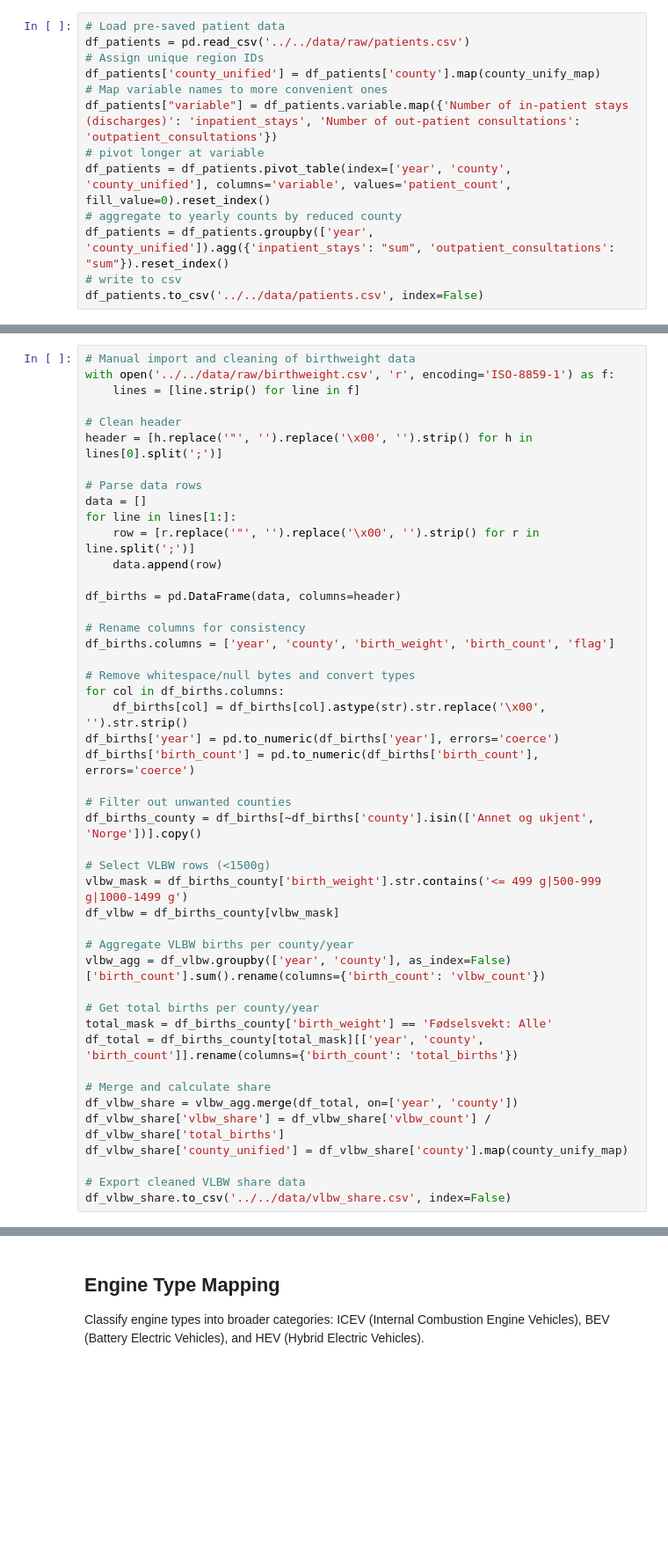
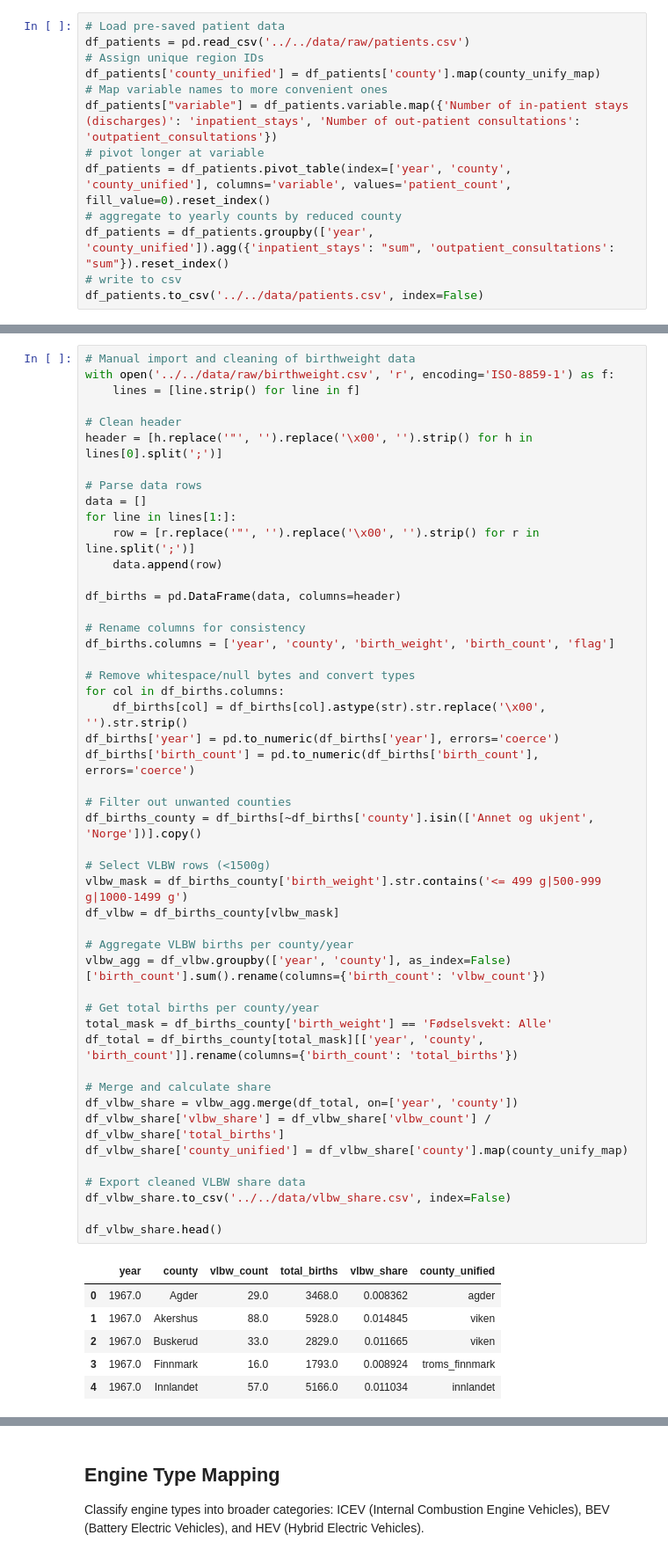
Before and after one commit to felixschulz385/evs-and-health, a Jupyter notebook: src/notebooks/norway_experiments.ipynb, the cells around one changed output, grey strips where cells are left out. Shown at 88% size. Cells and saved outputs as stored; diff of their text form; blank space fills up the shorter version.

```diff
--- a/src/notebooks/experiments.ipynb
+++ b/src/notebooks/norway_experiments.ipynb
@@ -176,30 +197,39 @@ df_births = pd.DataFrame(data, columns=header)
 # Rename columns for consistency
 df_births.columns = ['year', 'county', 'birth_weight', 'birth_count', 'flag']
 
 # Remove whitespace/null bytes and convert types
 for col in df_births.columns:
     df_births[col] = df_births[col].astype(str).str.replace('\x00', '').str.strip()
 df_births['year'] = pd.to_numeric(df_births['year'], errors='coerce')
 df_births['birth_count'] = pd.to_numeric(df_births['birth_count'], errors='coerce')
 
 # Filter out unwanted counties
 df_births_county = df_births[~df_births['county'].isin(['Annet og ukjent', 'Norge'])].copy()
 
 # Select VLBW rows (<1500g)
 vlbw_mask = df_births_county['birth_weight'].str.contains('<= 499 g|500-999 g|1000-1499 g')
 df_vlbw = df_births_county[vlbw_mask]
 
 # Aggregate VLBW births per county/year
 vlbw_agg = df_vlbw.groupby(['year', 'county'], as_index=False)['birth_count'].sum().rename(columns={'birth_count': 'vlbw_count'})
 
 # Get total births per county/year
 total_mask = df_births_county['birth_weight'] == 'Fødselsvekt: Alle'
 df_total = df_births_county[total_mask][['year', 'county', 'birth_count']].rename(columns={'birth_count': 'total_births'})
 
 # Merge and calculate share
 df_vlbw_share = vlbw_agg.merge(df_total, on=['year', 'county'])
 df_vlbw_share['vlbw_share'] = df_vlbw_share['vlbw_count'] / df_vlbw_share['total_births']
 df_vlbw_share['county_unified'] = df_vlbw_share['county'].map(county_unify_map)
 
 # Export cleaned VLBW share data
 df_vlbw_share.to_csv('../../data/vlbw_share.csv', index=False)
+
+df_vlbw_share.head()
+# %% [output]
+|  | year | county | vlbw_count | total_births | vlbw_share | county_unified |
+| 0 | 1967.0 | Agder | 29.0 | 3468.0 | 0.008362 | agder |
+| 1 | 1967.0 | Akershus | 88.0 | 5928.0 | 0.014845 | viken |
+| 2 | 1967.0 | Buskerud | 33.0 | 2829.0 | 0.011665 | viken |
+| 3 | 1967.0 | Finnmark | 16.0 | 1793.0 | 0.008924 | troms_finnmark |
+| 4 | 1967.0 | Innlandet | 57.0 | 5166.0 | 0.011034 | innlandet |
```
Also changed, not shown: parts of 21 cells of this notebook, 19 other files.
